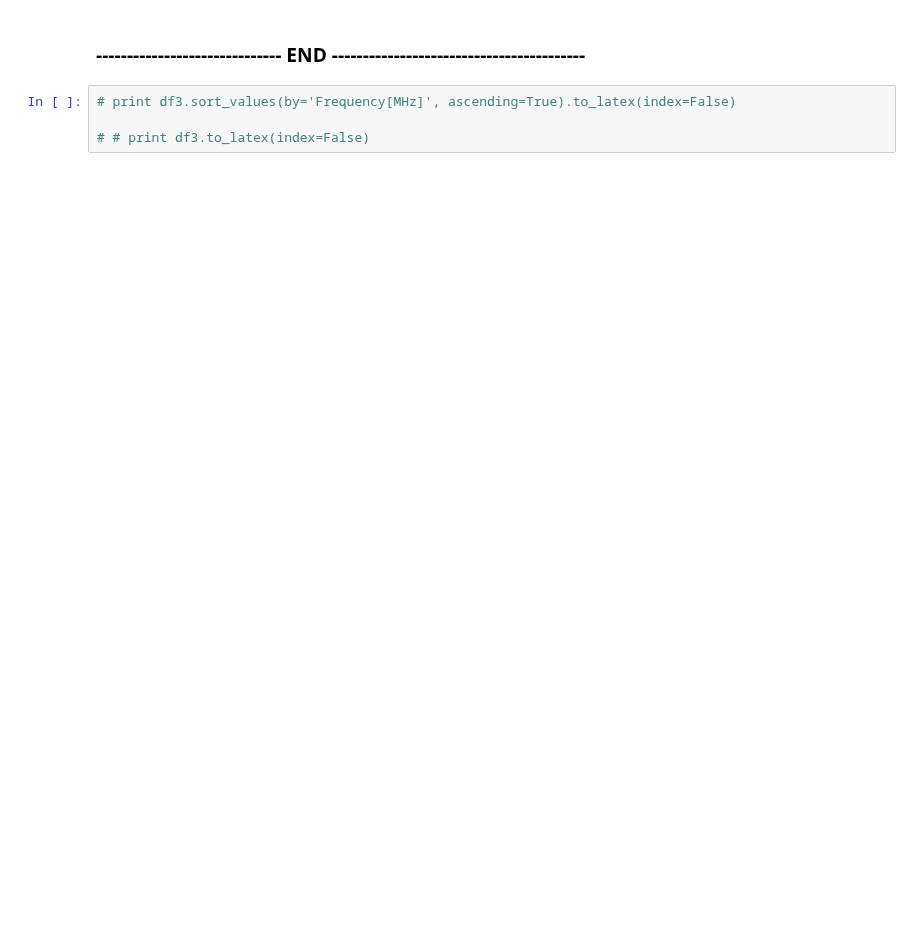
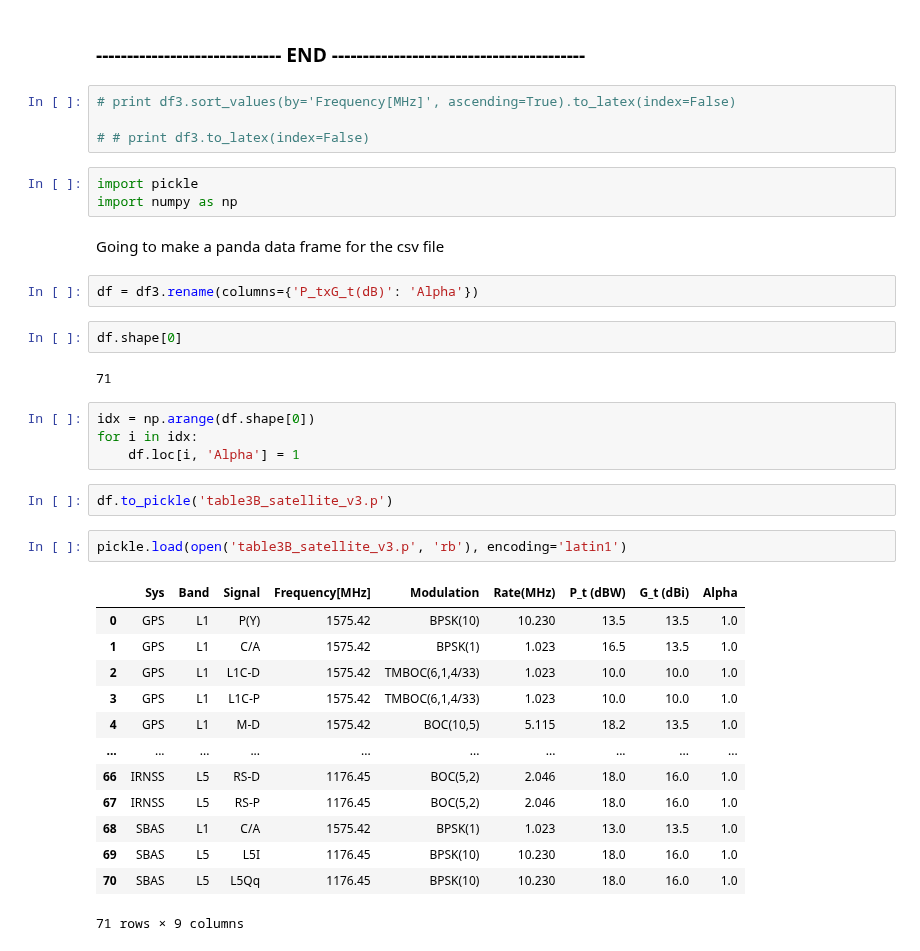
Before and after one commit to vitoria-ab/satellite_RFI-mine, a Jupyter notebook: Notebooks/Satellite_simulations/Satellite_Catalogue/Satellite_catalogue_modify.ipynb, the cells around one changed output. Saved outputs shown, nothing was run; the diff lists cells and outputs as text; blank space fills up the shorter version.

```diff
--- a/Notebooks/Satellite_simulations/Satellite_Catalogue/Satellite_catalogue_modify.ipynb
+++ b/Notebooks/Satellite_simulations/Satellite_Catalogue/Satellite_catalogue_modify.ipynb
@@ -79,3 +91,36 @@ df3.to_csv(path_or_buf=excel_name, index=None)
 # print df3.sort_values(by='Frequency[MHz]', ascending=True).to_latex(index=False)
 
 # # print df3.to_latex(index=False)
+# %%
+import pickle
+import numpy as np
+# %% [markdown]
+Going to make a panda data frame for the csv file
+# %%
+df = df3.rename(columns={'P_txG_t(dB)': 'Alpha'})
+# %%
+df.shape[0]
+# %% [output]
+71
+# %%
+idx = np.arange(df.shape[0])
+for i in idx:
+    df.loc[i, 'Alpha'] = 1
+# %%
+df.to_pickle('table3B_satellite_v3.p')
+# %%
+pickle.load(open('table3B_satellite_v3.p', 'rb'), encoding='latin1')
+# %% [output]
+|  | Sys | Band | Signal | Frequency[MHz] | Modulation | Rate(MHz) | P_t (dBW) | G_t (dBi) | Alpha |
+| 0 | GPS | L1 | P(Y) | 1575.42 | BPSK(10) | 10.230 | 13.5 | 13.5 | 1.0 |
+| 1 | GPS | L1 | C/A | 1575.42 | BPSK(1) | 1.023 | 16.5 | 13.5 | 1.0 |
+| 2 | GPS | L1 | L1C-D | 1575.42 | TMBOC(6,1,4/33) | 1.023 | 10.0 | 10.0 | 1.0 |
+| 3 | GPS | L1 | L1C-P | 1575.42 | TMBOC(6,1,4/33) | 1.023 | 10.0 | 10.0 | 1.0 |
+| 4 | GPS | L1 | M-D | 1575.42 | BOC(10,5) | 5.115 | 18.2 | 13.5 | 1.0 |
+| ... | ... | ... | ... | ... | ... | ... | ... | ... | ... |
+| 66 | IRNSS | L5 | RS-D | 1176.45 | BOC(5,2) | 2.046 | 18.0 | 16.0 | 1.0 |
+| 67 | IRNSS | L5 | RS-P | 1176.45 | BOC(5,2) | 2.046 | 18.0 | 16.0 | 1.0 |
+| 68 | SBAS | L1 | C/A | 1575.42 | BPSK(1) | 1.023 | 13.0 | 13.5 | 1.0 |
+| 69 | SBAS | L5 | L5I | 1176.45 | BPSK(10) | 10.230 | 18.0 | 16.0 | 1.0 |
+| 70 | SBAS | L5 | L5Qq | 1176.45 | BPSK(10) | 10.230 | 18.0 | 16.0 | 1.0 |
+71 rows × 9 columns
```
Also changed, not shown: parts of 3 cells of this notebook, 6 other files.
